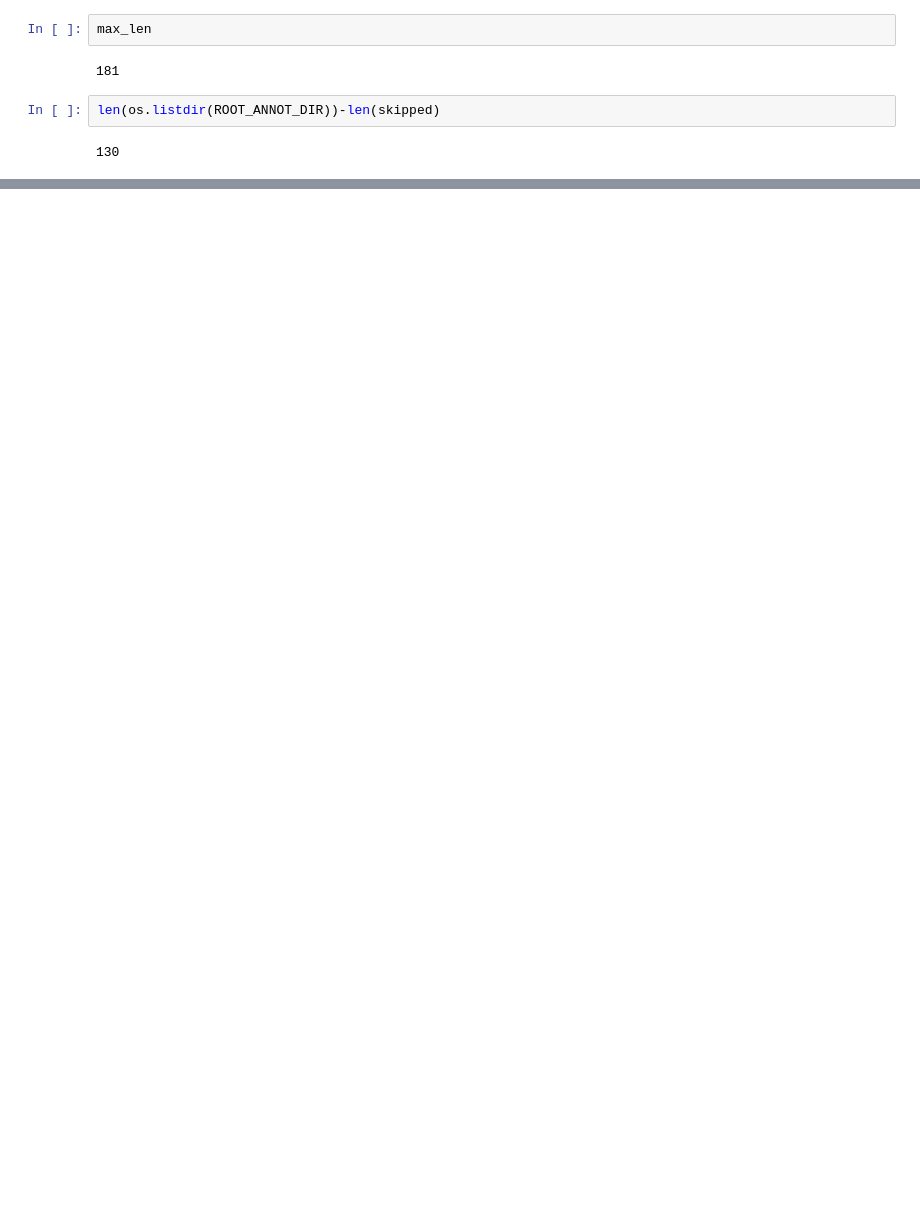
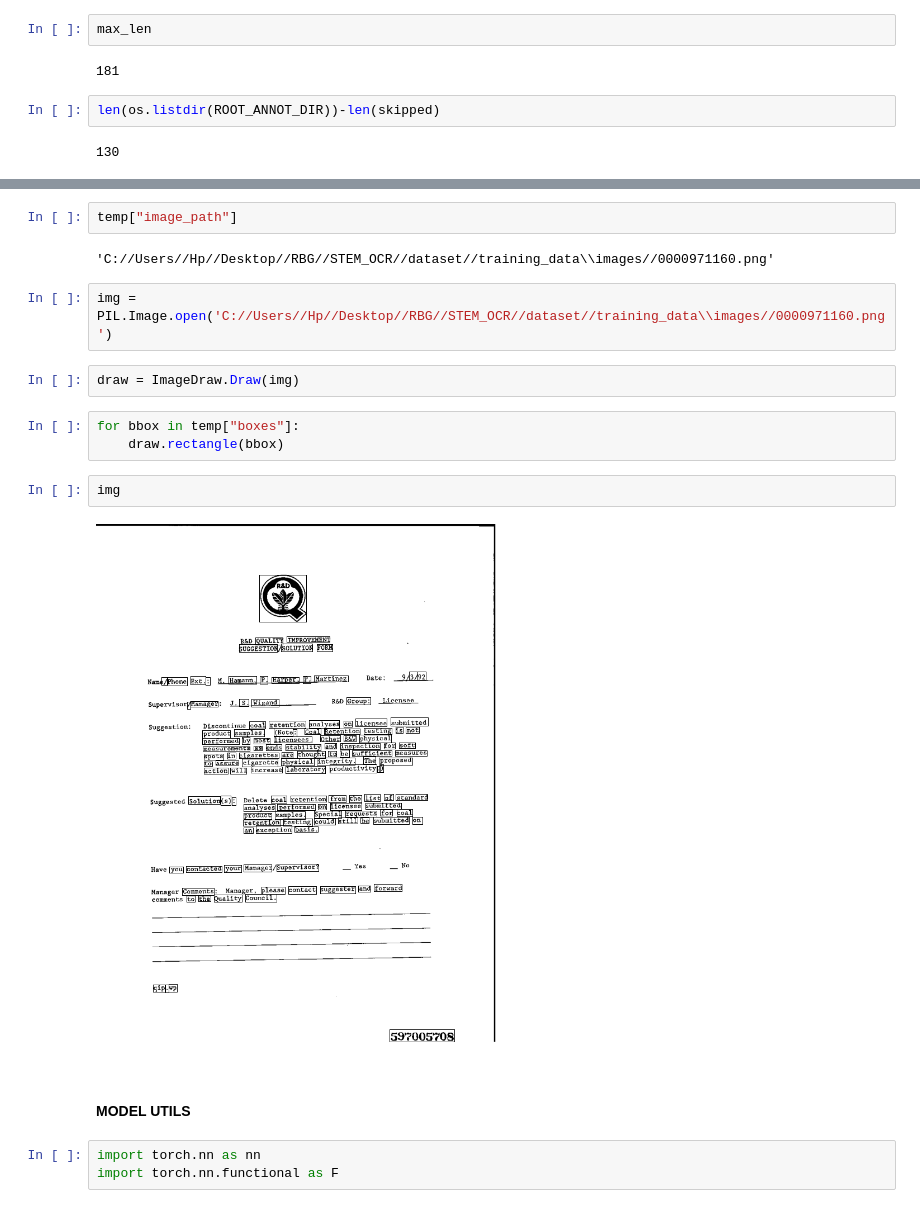
Before and after one commit to SANJITH-KUMAR-20/StemLay-DocUnderstanding, a Jupyter notebook: DataLoad.ipynb, the cells around one changed output, grey strips where cells are left out. Drawn from its saved outputs; the diff is of its cells as text; blank space fills up the shorter version.

```diff
--- a/DataLoad.ipynb
+++ b/DataLoad.ipynb
@@ -120,0 +144,20 @@ dim
+# %%
+temp["image_path"]
+# %% [output]
+'C://Users//Hp//Desktop//RBG//STEM_OCR//dataset//training_data\\images//0000971160.png'
+# %%
+img = PIL.Image.open('C://Users//Hp//Desktop//RBG//STEM_OCR//dataset//training_data\\images//0000971160.png')
+# %%
+draw = ImageDraw.Draw(img)
+# %%
+for bbox in temp["boxes"]:
+    draw.rectangle(bbox)
+# %%
+img
+# %% [output]
+[figure, added]
+# %% [markdown]
+**MODEL UTILS**
+# %%
+import torch.nn as nn
+import torch.nn.functional as F
```
Also changed, not shown: parts of 14 cells of this notebook, 2 other files.
